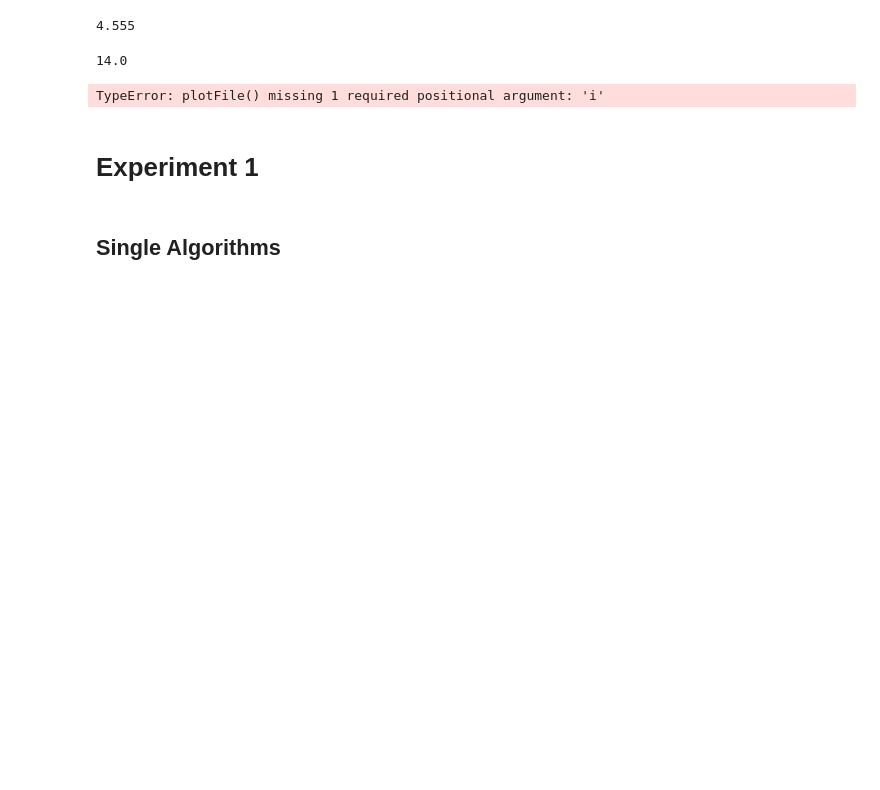
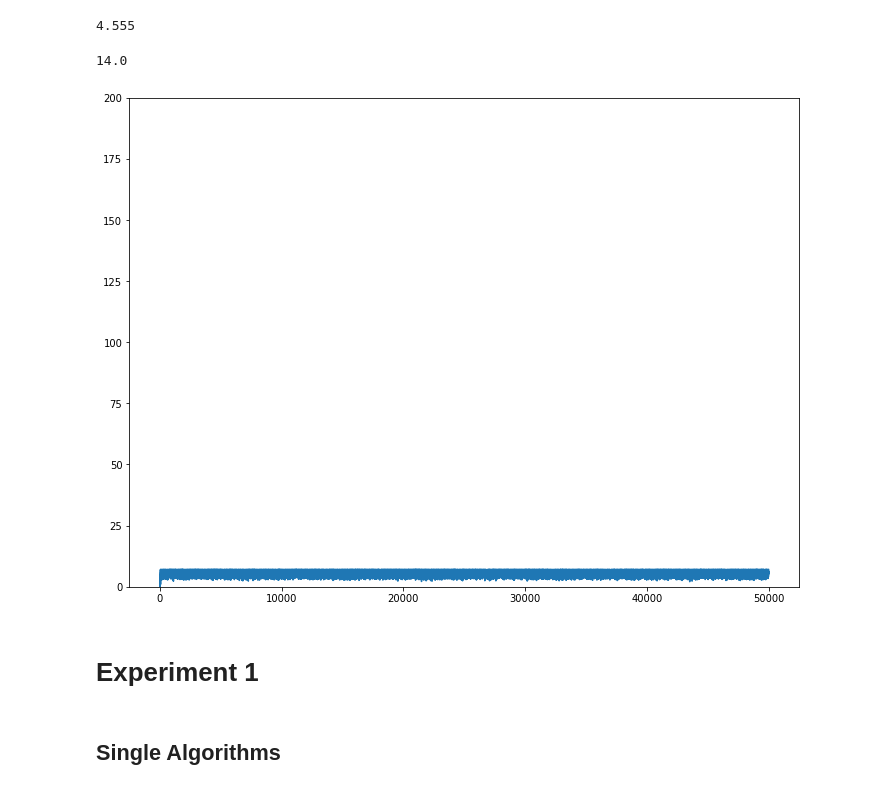
Before and after one commit to BenjaminEngelman/Game-Theory-Final-Project, a Jupyter notebook: Plots.ipynb, the cells around one changed output. Saved outputs shown, nothing was run; the diff lists cells and outputs as text; code cells hidden in the pictures; blank space fills up the shorter version.

Commit message:
Update plot

```diff
--- a/Plots.ipynb
+++ b/Plots.ipynb
@@ -6,19 +6,23 @@ import numpy as np
 from helper import *
 %matplotlib inline
 # %%
-def plotFile(filename, i, maxElements=None):
+def plotFile(filename, i=None, numRows=None, numCols=None, maxElements=None):
     data = np.array(readFromFile(filename))
     #
     #plt.figure()
 
-    plt.subplot(3, 2, i + 1)
+    if i is not None and numRows is not None and numCols is not None:
+        plt.subplot(numRows, numCols, i + 1)
+    else:
+        plt.figure(figsize=(12, 9))
+
     if maxElements is not None:
         dataToPlot = data[:maxElements]
     else:
         dataToPlot = data
 
     plt.plot(np.arange(len(dataToPlot)), dataToPlot, )
-    plt.ylim([0, 200])
+    #plt.ylim([0, 200])
     return data
 # %%
 plt.figure(figsize=(12, 9))
@@ -42,9 +46,9 @@ numberOfSteps.min()
 # %% [output]
 14.0
 # %%
-allRewardsIntakes = plotFile("allRewardsIntakes_QLearning.json")
+allRewardsIntakes = plotFile("results/allRewardsIntakes_Q-Learning.json")
 # %% [output]
-TypeError: plotFile() missing 1 required positional argument: 'i'
+[figure, added]
 # %% [markdown]
 # Experiment 1
 # %% [markdown]
```
Also changed, not shown: parts of 7 cells of this notebook.
